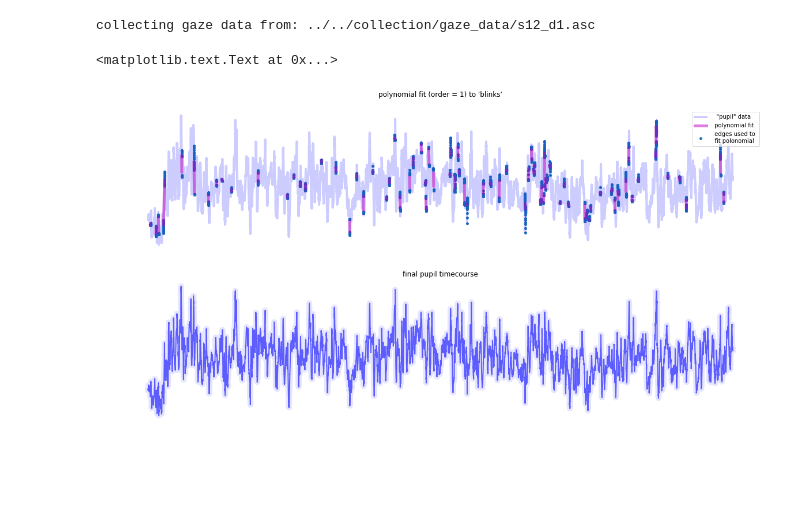
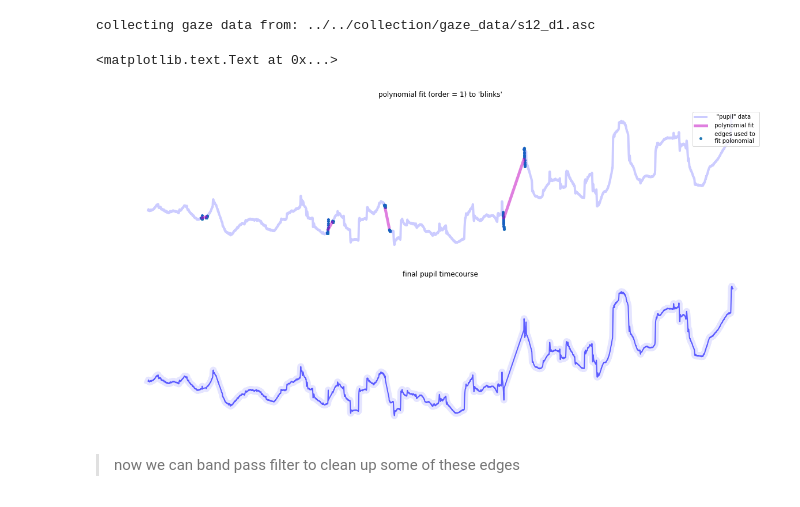
Before and after one commit to tzler/social_structure_learning, a Jupyter notebook: analysis/gaze/methods_development-tutorial.ipynb, the cells around one changed output. Saved outputs shown, nothing was run; the diff lists cells and outputs as text; code cells hidden in the pictures; blank space fills up the shorter version.

Commit message:
pipeline complete, now just need to clean up the edges

```diff
--- a/analysis/gaze/methods_development-tutorial.ipynb
+++ b/analysis/gaze/methods_development-tutorial.ipynb
@@ -325,7 +325,7 @@ def find_blinks(pupil_data, skip=5, conv_filter_length=20, set_thresh = 200, des
     blink[blink == blink] = 1000
     return blink
 
-def nice_lines(data, name, color='m', heavy=[.6, 2], light=[.1, 12]):
+def nice_lines(data, color='m', name = 'nice', heavy=[.6, 2], light=[.1, 12]):
     plt.plot(data, color, alpha=heavy[0], linewidth=heavy[1], label=name)
     plt.plot(data, color, alpha=light[0], linewidth=light[1])
 # %%
@@ -603,7 +603,7 @@ def fill_blinks(y_data, fill_data):
 # %% [markdown]
 ### METHOD TWO
 # %%
-def polynomial_fill_blinks(y_data, blink, window_size=5, show=0, order=2):
+def polynomial_fill_blinks(y_data, blink, window_size=5, show=0, order=5):
     """
     y_data = vector
     blink
@@ -721,25 +716,28 @@ plt.axis('off'); print('\n\n')
 example = eyelink_data()
 example.extract_pupil_data()
 
+# select an interval
+onset, offset = 00, 10000
+
 # define blink times
 blinks, pupil = example.find_blinks()
-# select an interval
-a, b = 0, len(pupil)
-pupil = pupil[a:b]
-blinks = blinks[a:b]
+pupil, blinks = pupil[onset:offset], blinks[onset:offset]
+
 # extract onsets and offsets
 onsets, offsets = search_blinks(blinks)
-# polynomial order
+
+# set polynomial order
 order = 1
+
 # set blinks to NaNs
 pupil[blinks==1] = np.nan
 
 # interpolate betwen blinks
 poly_fill, poly_edges = polynomial_fill_blinks(pupil, blinks, window_size=20, order=order)
 
-# use old naming for convenience
+# use old naming for plot convenience
 x_range = np.arange(0, len(pupil))
-y_data = pupil
+y_data = np.copy(pupil)
 
 # fill gaps
 pupil[poly_fill == poly_fill] = poly_fill[poly_fill == poly_fill]
@@ -748,20 +746,26 @@ collecting gaze data from: ../../collection/gaze_data/s12_d1.asc
 # %%
 # visualize steps
 plt.figure(figsize=[20,10])
 plt.subplot(2,1,1); plt.axis('off');
+# plot original data (without the blink)
 plt.plot(x_range, y_data, 'b', alpha=.2, linewidth=4)
+# plot the edges used to generate interpolation
 plt.scatter(x_range[poly_edges==poly_edges],poly_edges[poly_edges==poly_edges], marker=(5, 0), s=20)
+# plot interpolation between edges
 plt.plot(x_range, poly_fill, 'm', alpha=.5, linewidth=5)
+# aesthetics
 plt.legend(['   "pupil" data', '  polynomial fit', '  edges used to \n  fit polonomial'], prop={'size': 10}, loc=1)
 plt.title("polynomial fit (order = %s) to 'blinks'\n"%order);
-# visualize completed
+
+# visualize blink corrected timecourse
 plt.subplot(2,1,2) ; plt.axis('off');
-plt.plot(pupil, 'b', linewidth=2, alpha=.6)
-plt.plot(pupil, 'b', linewidth=10, alpha=.1)
+nice_lines(pupil, color='b')
 plt.title('final pupil timecourse')
 # %% [output]
 <matplotlib.text.Text at 0x...>
-[figure, old version]
+[figure, new version]
+# %% [markdown]
+> now we can band pass filter to clean up some of these edges
 # %%
 import scipy.signal as signal
 # %%
```
Also changed, not shown: parts of 9 cells of this notebook.
